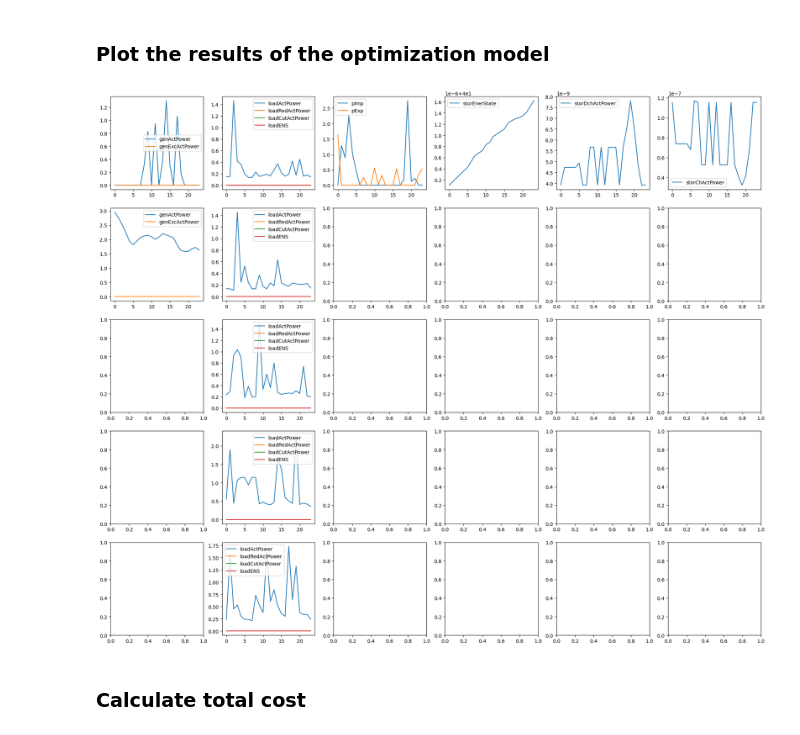
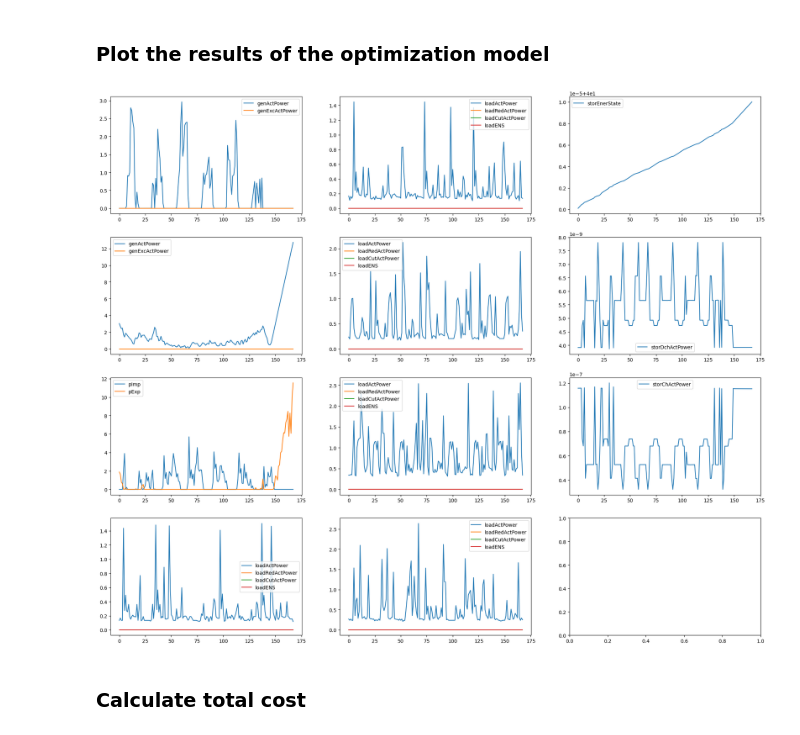
Before and after one commit to feelab-info/PROCSIM_ECs_Simulation_Scenarios, a Jupyter notebook: paper_experiments/Experiment2_EC_Optimization.ipynb, the cells around one changed output. Drawn from its saved outputs; the diff is of its cells as text; code cells hidden in the pictures.

```diff
--- a/paper_experiments/Experiment2_EC_Optimization.ipynb
+++ b/paper_experiments/Experiment2_EC_Optimization.ipynb
@@ -141,3 +178,5 @@ print(pv_df)
+# %%
+data['data']['parameterData']['resources']['period'] = 24*num_days
 # %% [markdown]
 ### Plot Wind Production
 # %%
@@ -299,2 +372,12 @@ branchID = data['data']['parameterData']['network']['branch']
+# %%
+arrBuy = []
+arrSell = []
+
+for i in range(num_days):
+    arrBuy = np.append(arrBuy, buyPrice)
+    arrSell = np.append(arrSell, sellPrice)
+
+buyPrice = arrBuy
+sellPrice = arrSell
 # %% [markdown]
 ### Reset the DG fixed and quadratic cost
@@ -302,7 +389,7 @@ branchID = data['data']['parameterData']['network']['branch']
 genLimit[:, :, 3] = 0
 genLimit[:, :, 5] = 0
 
-genLimit = np.append(genLimit, np.zeros(shape=(num_generators, 24, 4)), axis=2)
+genLimit = np.append(genLimit, np.zeros(shape=(num_generators, 24*num_days, 4)), axis=2)
 # %% [markdown]
 ### Define the fixed sets structure to use in the parameters of the gams optimization process
 # %%
@@ -703,44 +790,59 @@ pd_storChXo.to_csv('../results/cplex_pyomo/storChXo.csv', index=None)
 # %%
 # Plot results
 
-fig, axs = plt.subplots(nrows=5, ncols=6, figsize=(24, 20))
+fig, axs = plt.subplots(nrows=4, ncols=3, figsize=(24, 20))
 
 for i in np.arange(num_generators):
     # Generators
     axs[i, 0].plot(result_genActPower.values[i])
     axs[i, 0].plot(result_genExcActPower.values[i])
     axs[i, 0].legend(['genActPower', 'genExcActPower'])
 
 for i in np.arange(5):
     # Loads
-    axs[i, 1].plot(loadLimit[:, :, 0][i, :])
-    axs[i, 1].plot(result_loadRedActPower.values[i])
-    axs[i, 1].plot(result_loadCutActPower.values[i])
-    axs[i, 1].plot(result_loadENS.values[i])
-    axs[i, 1].legend(['loadActPower', 'loadRedActPower', 'loadCutActPower', 'loadENS'])
+    if (i == 0):
+        x = num_generators+1
+        y = 0
+    else:
+        x = i-1
+        y = 1
+    axs[x, y].plot(loadLimit[:, :, 0][i, :])
+    axs[x, y].plot(result_loadRedActPower.values[i])
+    axs[x, y].plot(result_loadCutActPower.values[i])
+    axs[x, y].plot(result_loadENS.values[i])
+    axs[x, y].legend(['loadActPower', 'loadRedActPower', 'loadCutActPower', 'loadENS'])
 
 
-axs[0, 2].plot(result_pimp.values)
-axs[0, 2].plot(result_pexp.values)
-axs[0, 2].legend(['pImp', 'pExp'])
+#axs[0, 2].plot(result_pimp.values)
+#axs[0, 2].plot(result_pexp.values)
+#axs[0, 2].legend(['pImp', 'pExp'])
+axs[2, 0].plot(result_pimp.values)
+axs[2, 0].plot(result_pexp.values)
+axs[2, 0].legend(['pImp', 'pExp'])
 
 
-for i in range(1):
-    axs[i, 3].plot(result_storEnerState.values[i])
-    axs[i, 3].legend(['storEnerState'])
+#for i in range(1):
+    #axs[i, 3].plot(result_storEnerState.values[i])
+    #axs[i, 3].legend(['storEnerState'])
+axs[0, 2].plot(result_storEnerState.values[0])
+axs[0, 2].legend(['storEnerState'])
 
-for i in range(1):
-    axs[i, 4].plot(result_storDchActPower.values[i])
-    axs[i, 4].legend(['storDchActPower'])
+#for i in range(1):
+    #axs[i, 4].plot(result_storDchActPower.values[i])
+    #axs[i, 4].legend(['storDchActPower'])
+axs[1, 2].plot(result_storDchActPower.values[0])
+axs[1, 2].legend(['storDchActPower'])
 
-for i in range(1):
-    axs[i, 5].plot(result_storChActPower.values[i])
-    axs[i, 5].legend(['storChActPower'])
+#for i in range(1):
+    #axs[i, 5].plot(result_storChActPower.values[i])
+    #axs[i, 5].legend(['storChActPower'])
+axs[2, 2].plot(result_storChActPower.values[0])
+axs[2, 2].legend(['storChActPower'])
 
 
 plt.show()
 # %% [output]
-[figure, old version]
+[figure, new version]
 # %% [markdown]
 ### Calculate total cost
 # %%
```
Also changed, not shown: parts of 28 cells of this notebook.
